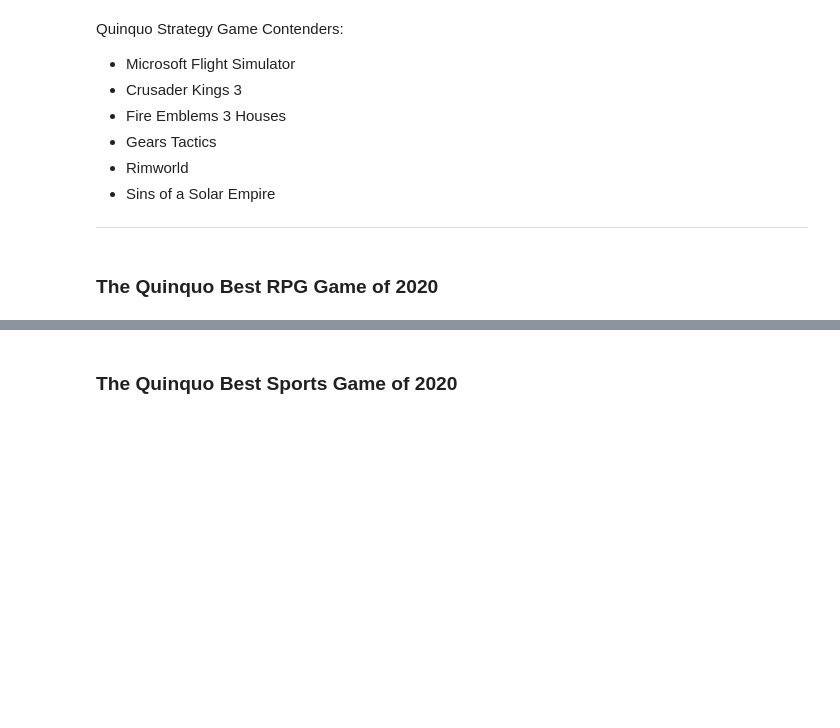
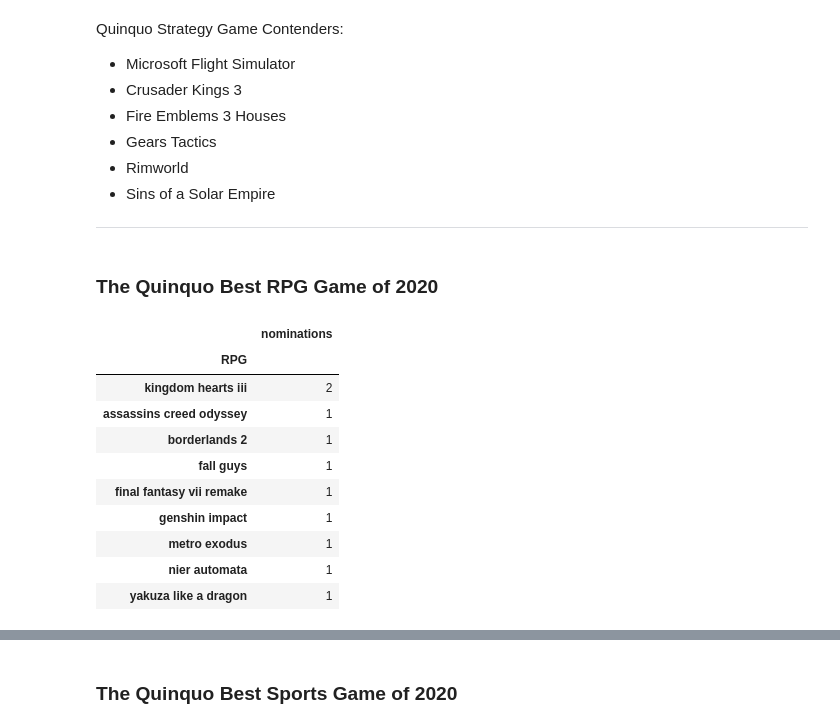
Before and after one commit to CodeBleu13/CodeBleu13.github.io, a Jupyter notebook: BGA/2020Nom.ipynb, the cells around one changed output, grey strips where cells are left out. Drawn from its saved outputs; the diff is of its cells as text; code cells hidden in the pictures; blank space fills up the shorter version.

```diff
--- a/BGA/2020Nom.ipynb
+++ b/BGA/2020Nom.ipynb
@@ -1984,3 +1925,60 @@ Quinquo Strategy Game Contenders:
 ---
 # %% [markdown]
 ### The Quinquo Best RPG Game of 2020
+# %%
+CA = pd.DataFrame(QRPG.copy())
+
+quinDic = {'valhalla':'assassins creed valhalla',
+            'new horizons':'animal crossing new horizons',
+            'animal crossing':'animal crossing new horizons',
+            'jedi':'star wars jedi fallen order',
+            'fallen order':'star wars jedi fallen order',
+            'pokemon':'pokemon sword/shield',
+            'hades':'hades',
+            'streets of rage':'streets of rage 4',
+            #'final fantasy':'final fantasy vii',
+            'death stranding':'death stranding',
+            'last of us':'the last of us part 1',
+            'phasm':'phasmaphobia',
+            'fall':'fall guys',
+            'cod':'call of duty modern warfare',
+            'd2':'destiny 2',
+            'destiny':'destiny 2',
+            'apex':'apex legends',
+            'fortnight':'fortnite',
+            'ori':'ori and the blind forest',
+            'flight sim':'Microsoft Flight Simulator',
+            'fifa':'fifa 20',
+            'ff7':'final fantasy vii',
+            'amalur':'kingdoms of amalur re-reckoning',
+            're3':'resident evil 3',
+            'mafia ii':'mafia 2',
+            'mafia 2':'mafia 2',
+            'carr':'carrion 2',
+            'spider':'marvels spider-man',
+            'gears 5':'gears 5',
+            'hellblade':'hellblade senuas sacrifice',
+            'odyssey':'assassins creed odyssey',
+            'kingdom hearts':'kingdom hearts iii'
+            }
+
+
+CA['RPG'] = CA['RPG'].apply(simplify,args = (quinDic,))
+CA = pd.DataFrame(CA)
+
+CA = CA.groupby(['RPG']).size()
+CA = pd.DataFrame(CA)
+CA.rename({0:'nominations'},axis = 'columns', inplace = True)
+CA.sort_values(by=['nominations'], ascending = False)
+# %% [output]
+|  | nominations |
+| RPG |  |
+| kingdom hearts iii | 2 |
+| assassins creed odyssey | 1 |
+| borderlands 2 | 1 |
+| fall guys | 1 |
+| final fantasy vii remake | 1 |
+| genshin impact | 1 |
+| metro exodus | 1 |
+| nier automata | 1 |
+| yakuza like a dragon | 1 |
```
Also changed, not shown: parts of 4 cells of this notebook, 3 other files.
